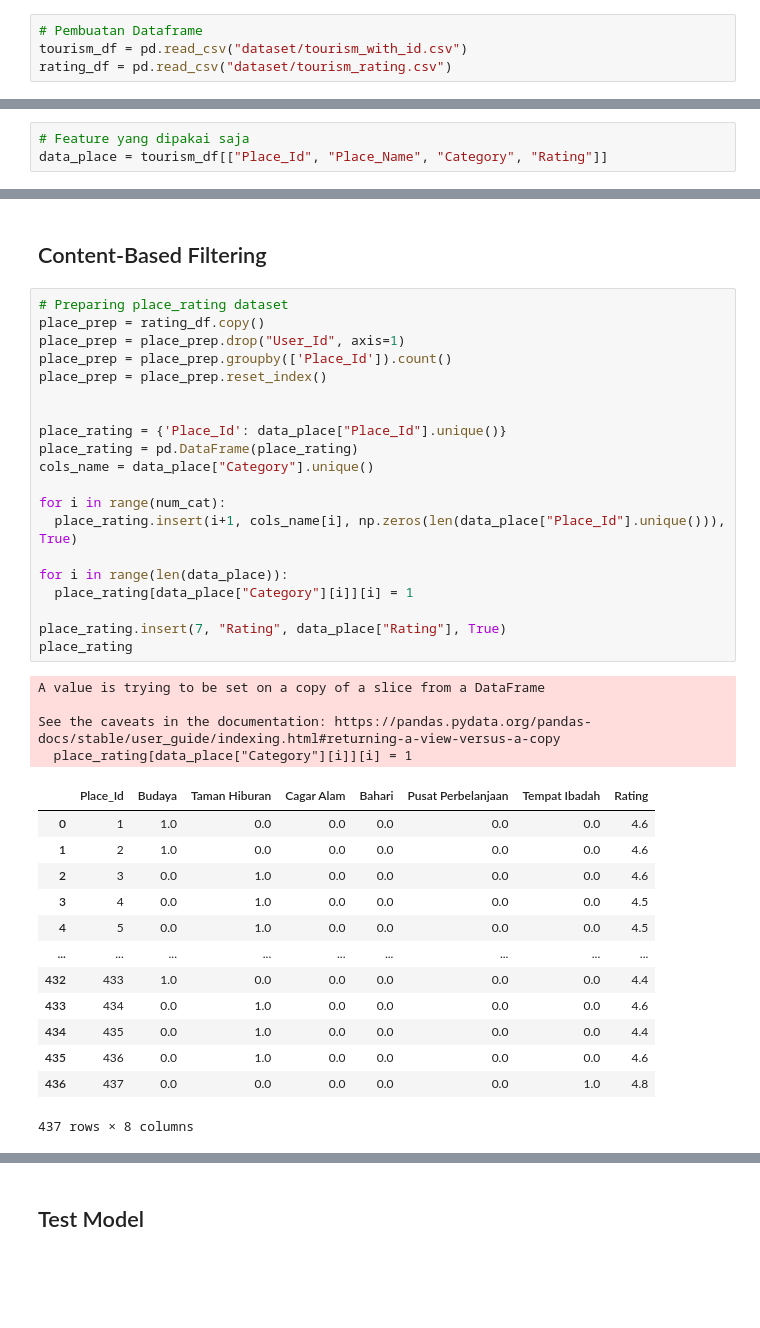
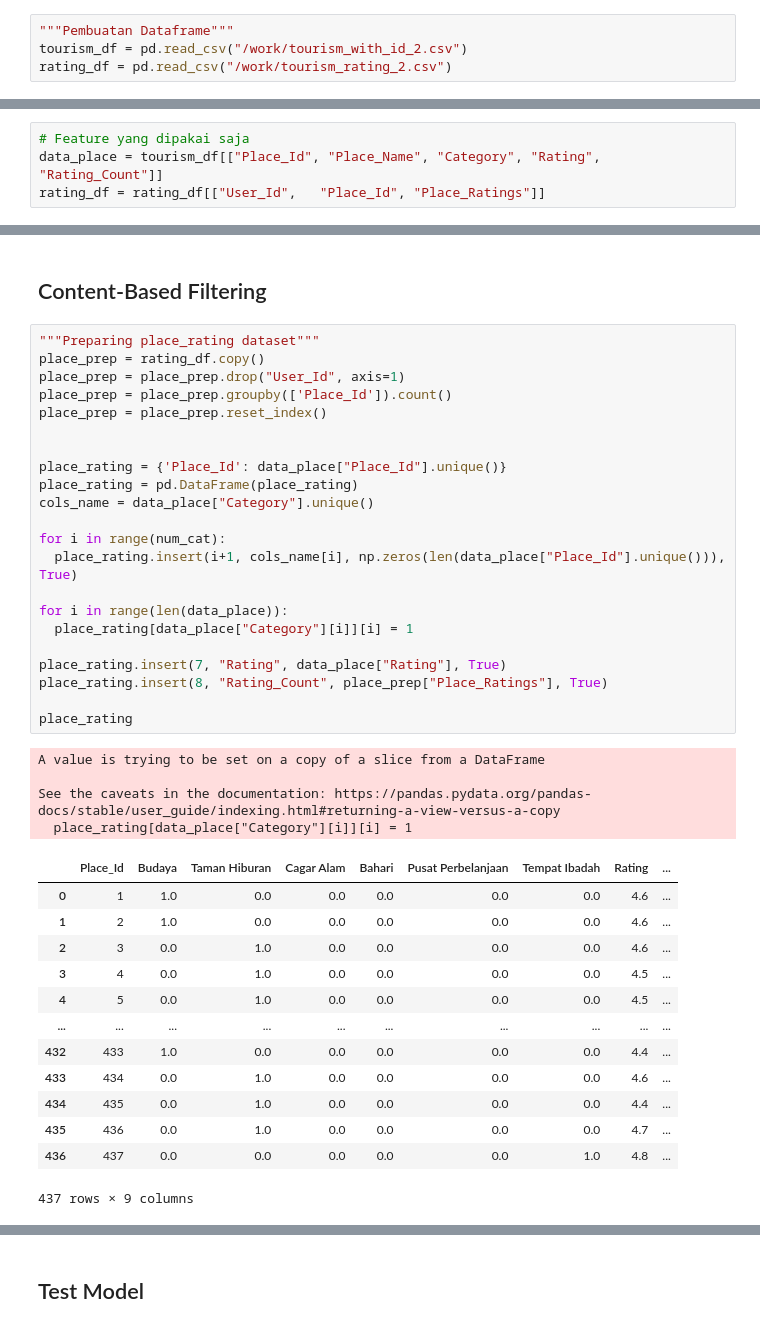
Before and after one commit to Project-Capstone-Bangkit-2023/myTravel-model, a Jupyter notebook: recommender.ipynb, the cells around one changed output, grey strips where cells are left out. Saved outputs shown, nothing was run; the diff lists cells and outputs as text; blank space fills up the shorter version.

```diff
--- a/recommender.ipynb
+++ b/recommender.ipynb
@@ -24,12 +22,13 @@ To enable them in other operations, rebuild TensorFlow with the appropriate comp
 # %% [markdown]
 ## Load Data
 # %%
-# Pembuatan Dataframe
-tourism_df = pd.read_csv("dataset/tourism_with_id.csv")
-rating_df = pd.read_csv("dataset/tourism_rating.csv")
+"""Pembuatan Dataframe"""
+tourism_df = pd.read_csv("/work/tourism_with_id_2.csv")
+rating_df = pd.read_csv("/work/tourism_rating_2.csv")
 # %% [markdown]
 ## Data Preparation
 # %%
 # Feature yang dipakai saja
-data_place = tourism_df[["Place_Id", "Place_Name", "Category", "Rating"]]
+data_place = tourism_df[["Place_Id", "Place_Name", "Category", "Rating", "Rating_Count"]]
+rating_df = rating_df[["User_Id",	"Place_Id", "Place_Ratings"]]
 # %%
@@ -65,40 +71,42 @@ rating_df.head()
 # %% [markdown]
 ## Content-Based Filtering
 # %%
-# Preparing place_rating dataset
+"""Preparing place_rating dataset"""
 place_prep = rating_df.copy()
 place_prep = place_prep.drop("User_Id", axis=1)
 place_prep = place_prep.groupby(['Place_Id']).count()
 place_prep = place_prep.reset_index()
 
 
 place_rating = {'Place_Id': data_place["Place_Id"].unique()}
 place_rating = pd.DataFrame(place_rating)
 cols_name = data_place["Category"].unique()
 
 for i in range(num_cat):
   place_rating.insert(i+1, cols_name[i], np.zeros(len(data_place["Place_Id"].unique())), True)
 
 for i in range(len(data_place)):
   place_rating[data_place["Category"][i]][i] = 1
 
 place_rating.insert(7, "Rating", data_place["Rating"], True)
+place_rating.insert(8, "Rating_Count", place_prep["Place_Ratings"], True)
+
 place_rating
 # %% [output]
 A value is trying to be set on a copy of a slice from a DataFrame
 
 See the caveats in the documentation: https://pandas.pydata.org/pandas-docs/stable/user_guide/indexing.html#returning-a-view-versus-a-copy
   place_rating[data_place["Category"][i]][i] = 1
-|  | Place_Id | Budaya | Taman Hiburan | Cagar Alam | Bahari | Pusat Perbelanjaan | Tempat Ibadah | Rating |
-| 0 | 1 | 1.0 | 0.0 | 0.0 | 0.0 | 0.0 | 0.0 | 4.6 |
-| 1 | 2 | 1.0 | 0.0 | 0.0 | 0.0 | 0.0 | 0.0 | 4.6 |
-| 2 | 3 | 0.0 | 1.0 | 0.0 | 0.0 | 0.0 | 0.0 | 4.6 |
-| 3 | 4 | 0.0 | 1.0 | 0.0 | 0.0 | 0.0 | 0.0 | 4.5 |
-| 4 | 5 | 0.0 | 1.0 | 0.0 | 0.0 | 0.0 | 0.0 | 4.5 |
-| ... | ... | ... | ... | ... | ... | ... | ... | ... |
-| 432 | 433 | 1.0 | 0.0 | 0.0 | 0.0 | 0.0 | 0.0 | 4.4 |
-| 433 | 434 | 0.0 | 1.0 | 0.0 | 0.0 | 0.0 | 0.0 | 4.6 |
-| 434 | 435 | 0.0 | 1.0 | 0.0 | 0.0 | 0.0 | 0.0 | 4.4 |
-| 435 | 436 | 0.0 | 1.0 | 0.0 | 0.0 | 0.0 | 0.0 | 4.6 |
-| 436 | 437 | 0.0 | 0.0 | 0.0 | 0.0 | 0.0 | 1.0 | 4.8 |
+|  | Place_Id | Budaya | Taman Hiburan | Cagar Alam | Bahari | Pusat Perbelanjaan | Tempat Ibadah | Rating | ... |
+| 0 | 1 | 1.0 | 0.0 | 0.0 | 0.0 | 0.0 | 0.0 | 4.6 | ... |
+| 1 | 2 | 1.0 | 0.0 | 0.0 | 0.0 | 0.0 | 0.0 | 4.6 | ... |
+| 2 | 3 | 0.0 | 1.0 | 0.0 | 0.0 | 0.0 | 0.0 | 4.6 | ... |
+| 3 | 4 | 0.0 | 1.0 | 0.0 | 0.0 | 0.0 | 0.0 | 4.5 | ... |
+| 4 | 5 | 0.0 | 1.0 | 0.0 | 0.0 | 0.0 | 0.0 | 4.5 | ... |
+| ... | ... | ... | ... | ... | ... | ... | ... | ... | ... |
+| 432 | 433 | 1.0 | 0.0 | 0.0 | 0.0 | 0.0 | 0.0 | 4.4 | ... |
+| 433 | 434 | 0.0 | 1.0 | 0.0 | 0.0 | 0.0 | 0.0 | 4.6 | ... |
+| 434 | 435 | 0.0 | 1.0 | 0.0 | 0.0 | 0.0 | 0.0 | 4.4 | ... |
+| 435 | 436 | 0.0 | 1.0 | 0.0 | 0.0 | 0.0 | 0.0 | 4.7 | ... |
+| 436 | 437 | 0.0 | 0.0 | 0.0 | 0.0 | 0.0 | 1.0 | 4.8 | ... |
-437 rows × 8 columns
+437 rows × 9 columns
```
Also changed, not shown: parts of 21 cells of this notebook, 1 other file.
